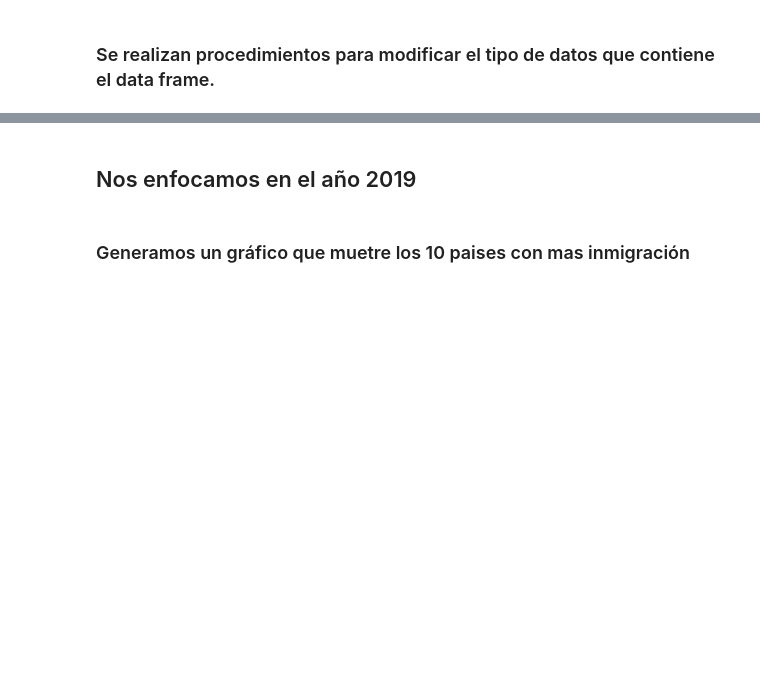
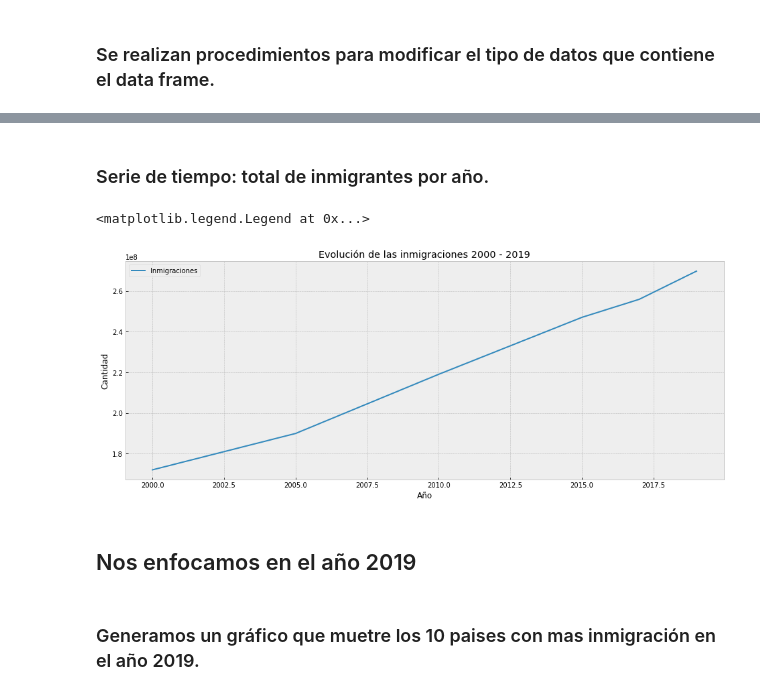
Before and after one commit to ispc-programador2022/TSSSM5, a Jupyter notebook: Scraping/Informe.ipynb, the cells around one changed output, grey strips where cells are left out. Cells and saved outputs as stored; diff of their text form; code cells hidden in the pictures; blank space fills up the shorter version.

Commit message:
Se agrega el grafico de evolución anual

```diff
--- a/Scraping/Informe.ipynb
+++ b/Scraping/Informe.ipynb
@@ -99,13 +99,29 @@ df_complete.head(10)
 | 7 | 7 | Japón | 1,33% | 0,24 | 2000 | 1686444 | 889516 | ... |
 | 8 | 8 | China | 0,04% | 0 | 2000 | 508034 | 253952 | ... |
 | 9 | 9 | Andorra | 64,01% | -5,21 | 2000 | 42147 | 20054 | ... |
+# %% [markdown]
+### Serie de tiempo: total de inmigrantes por año.
+# %%
+cant_year = df_complete.groupby(["year"]).sum('Inmigrantes_total')
+# %%
+year_index = cant_year.index
+
+fig, ax = plt.subplots(figsize=(16,6))
+ax.plot(year_index, cant_year["Inmigrantes_total"], label='Inmigraciones')
+ax.set_xlabel('Año')
+ax.set_ylabel('Cantidad')
+ax.set_title('Evolución de las inmigraciones 2000 - 2019')
+ax.legend()
+# %% [output]
+<matplotlib.legend.Legend at 0x...>
+[figure, added]
 # %% [markdown]
 ## Nos enfocamos en el año 2019
 # %%
 ## Se crea un dataframe con los registros pertenecientes al año 2019
 df_2019 = df_complete[df_complete['year'] == 2019]
 # %% [markdown]
-### Generamos un gráfico que muetre los 10 paises con mas inmigración
+### Generamos un gráfico que muetre los 10 paises con mas inmigración en el año 2019.
 # %%
 
 df_2019 = df_2019.sort_values(by=['Inmigrantes_total'], ascending=False)
```
Also changed, not shown: parts of 1 cell of this notebook.
